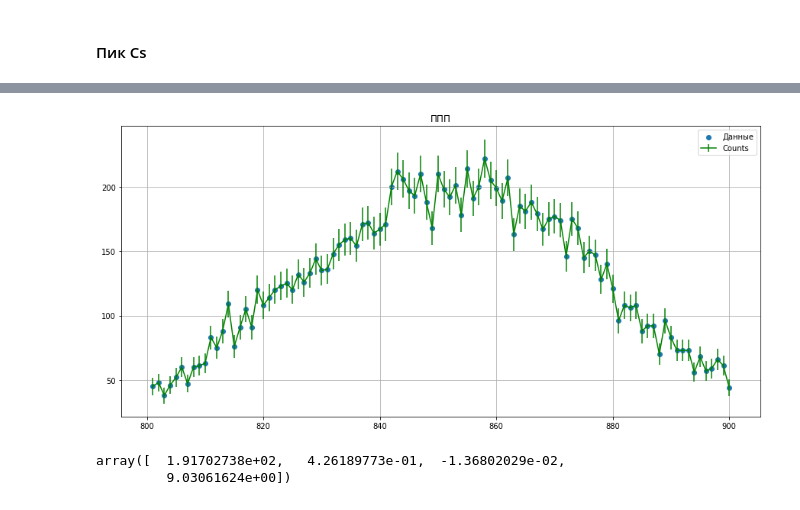
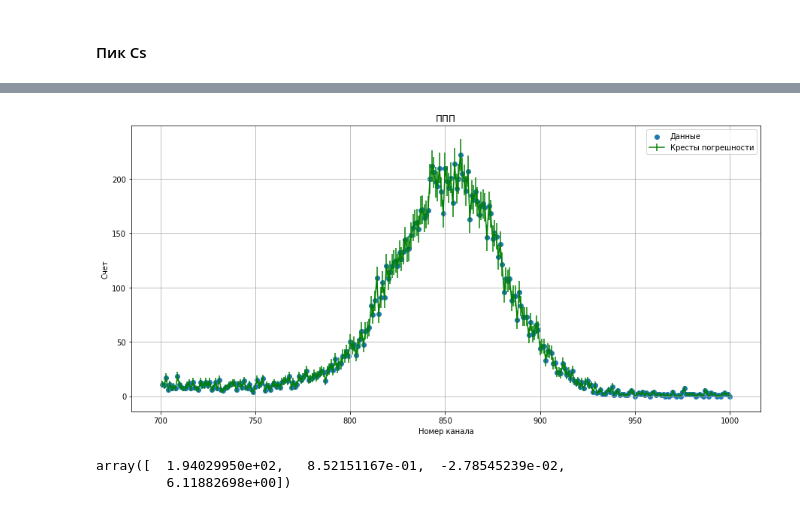
Before and after one commit to QDGeorge/Physics_Labs, a Jupyter notebook: 5sem/Lab_5_5_5/YetAnotherTry.ipynb, the cells around one changed output, grey strips where cells are left out. Saved outputs shown, nothing was run; the diff lists cells and outputs as text; code cells hidden in the pictures.

```diff
--- a/5sem/Lab_5_5_5/YetAnotherTry.ipynb
+++ b/5sem/Lab_5_5_5/YetAnotherTry.ipynb
@@ -25,11 +25,13 @@ def draw(df, title, err = False):
     y = df["Counts"]
     plt.figure(figsize=(15,7))
     if(err):
-        plt.errorbar(x, y, yerr=df['Error'], color = "green")
+        plt.errorbar(x, y, yerr=df['Error'], color = "green", label = "Кресты погрешности".decode('utf-8'))
         plt.scatter(x, y, label='Данные'.decode('utf-8'))
     else:
         plt.plot(x, y, label='Данные'.decode('utf-8'))
     plt.title(title)
+    plt.xlabel('Номер канала'.decode('utf-8'))
+    plt.ylabel('Счет'.decode('utf-8'))
     plt.legend()
     plt.grid() # Активирует сетку
 # %%
@@ -216,20 +250,20 @@ plt.show()
 # %%
-delta_1 = 800
-delta_2 = 900
+delta_1 = 700
+delta_2 = 1000
 
 data_cs_pp = data_cs.iloc[delta_1:delta_2]
 draw(data_cs_pp, 'ППП'.decode('utf-8'), True)
 plt.show()
 # %% [output]
-[figure, old version]
+[figure, new version]
 # %%
 # Функция нормального распределения
-def gauss_function_c(x, a, x0, s, c):
-    return a*np.exp(-(x/2000.0-x0)**2/(2*s**2)) + c
+#def gauss_function_c(x, a, x0, s, c):
+#    return a*np.exp(-(x/3000.0-x0)**2/(2*s**2)) + c
 popt_cs_pp, pcov_cs_pp = curve_fit(f = gauss_function_c,
                                  xdata= data_cs_pp['Channel'],
                                  ydata=data_cs_pp['Counts'], maxfev=10000)
 popt_cs_pp
 # %% [output]
-array([  1.91702738e+02,   4.26189773e-01,  -1.36802029e-02,
-         9.03061624e+00])
+array([  1.94029950e+02,   8.52151167e-01,  -2.78545239e-02,
+         6.11882698e+00])
```
Also changed, not shown: parts of 47 cells of this notebook, 10 other files.
